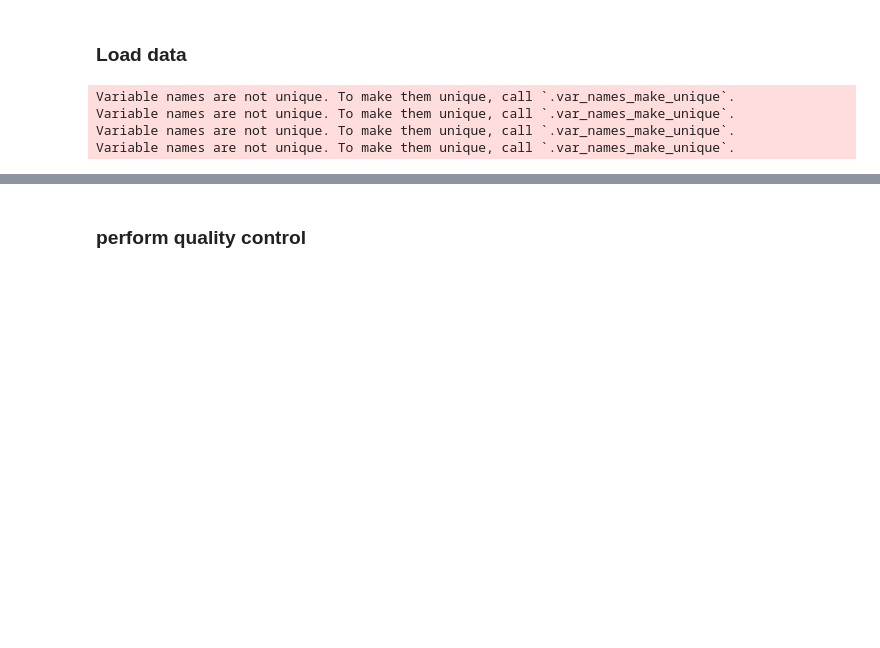
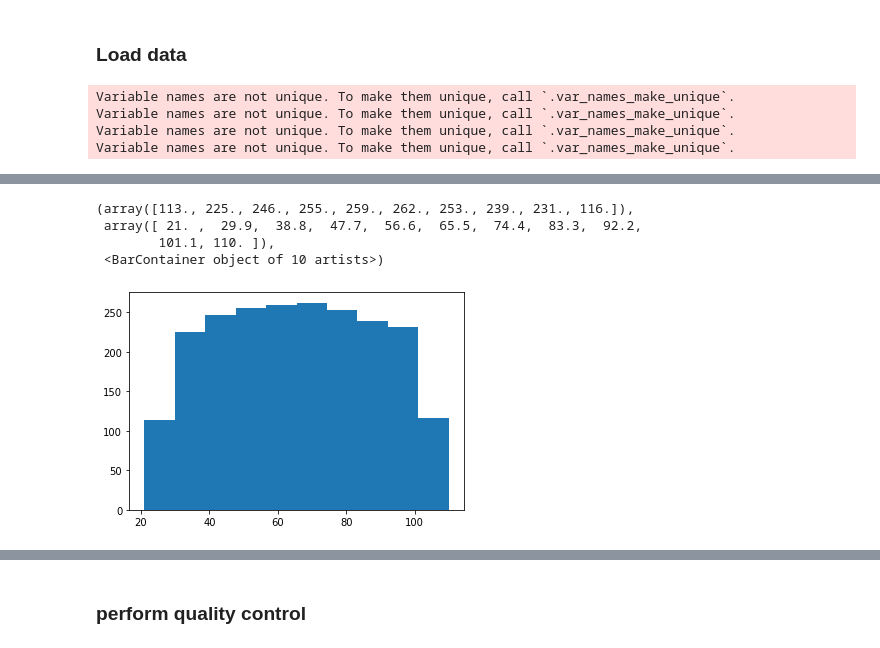
Before and after one commit to romain-lopez/DestVI-reproducibility, a Jupyter notebook: tumor/spatial/step2:spatial-preprocessing.ipynb, the cells around one changed output, grey strips where cells are left out. Drawn from its saved outputs; the diff is of its cells as text; code cells hidden in the pictures; blank space fills up the shorter version.

```diff
--- a/tumor/spatial/step2:spatial-preprocessing.ipynb
+++ b/tumor/spatial/step2:spatial-preprocessing.ipynb
@@ -30,3 +39,11 @@ Variable names are not unique. To make them unique, call `.var_names_make_unique
+# %%
+plt.hist(adata_A.obs["array_col"])
+# %% [output]
+(array([113., 225., 246., 255., 259., 262., 253., 239., 231., 116.]),
+ array([ 21. ,  29.9,  38.8,  47.7,  56.6,  65.5,  74.4,  83.3,  92.2,
+        101.1, 110. ]),
+ <BarContainer object of 10 artists>)
+[figure, added]
 # %%
 # now modify coordinates to fit into a single image
 coordinates = np.zeros(shape=(adata.n_obs, 2))
```
Also changed, not shown: parts of 5 cells of this notebook, 40 other files.
